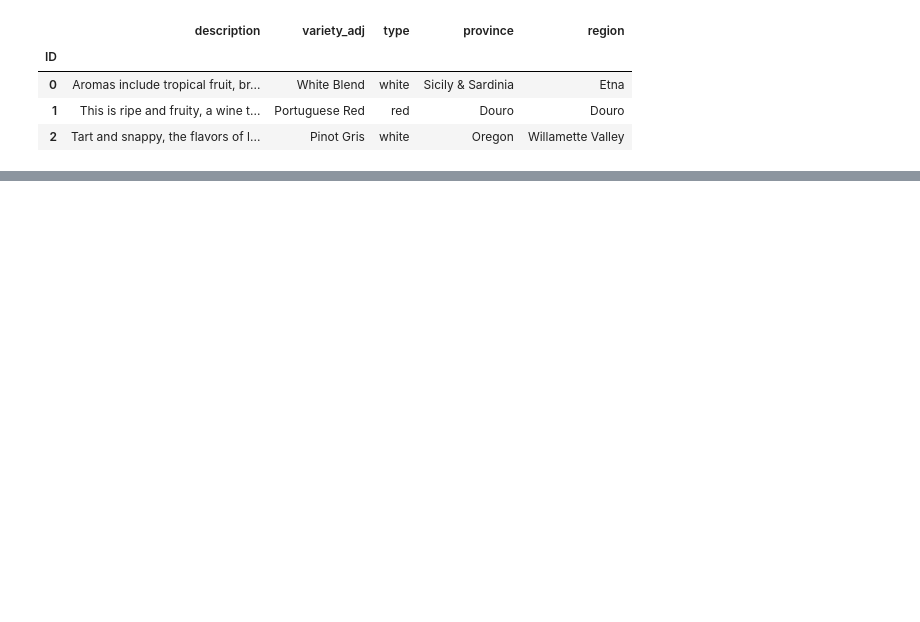
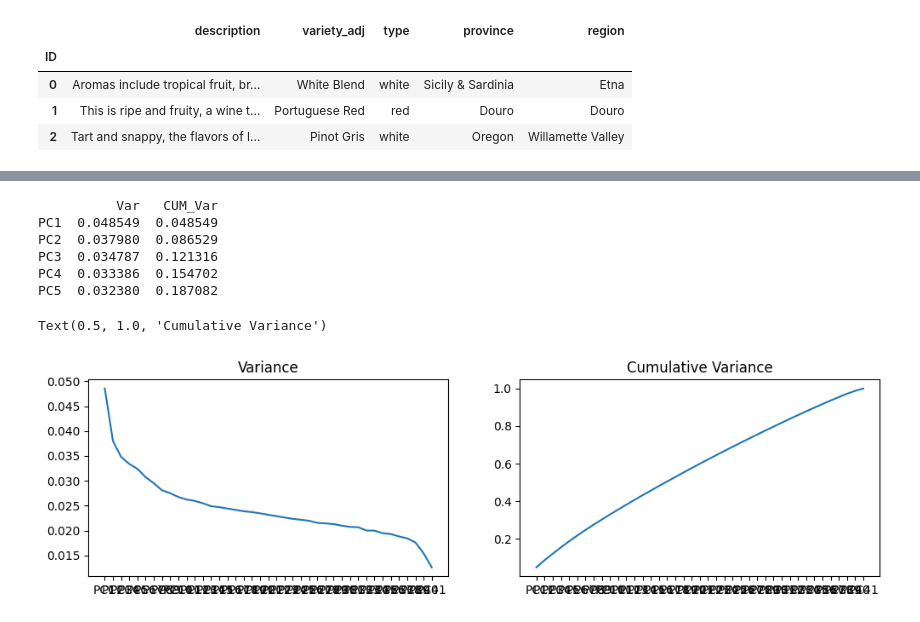
Before and after one commit to fmdalcin/WineGen_old, a Jupyter notebook: notebooks/NLP_WineDescription.ipynb, the cells around one changed output, grey strips where cells are left out. Drawn from its saved outputs; the diff is of its cells as text; code cells hidden in the pictures; blank space fills up the shorter version.

```diff
--- a/notebooks/NLP_WineDescription.ipynb
+++ b/notebooks/NLP_WineDescription.ipynb
@@ -196,0 +638,6 @@ y = df['type']
+# %%
+pca = PCA()
+pca.fit(pca_tokens_white)
+pca_tokens_white = pca.transform(pca_tokens_white)
+pca_tokens_white = pd.DataFrame(pca_tokens_white, columns=[f'PC{i}' for i in range(1, tfidf_tokens_white.shape[1]+1)])
+pca_tokens_white.tail(3)
@@ -196,0 +650,26 @@ y = df['type']
+# %%
+var_expl = pca.explained_variance_ratio_
+cum_var_expl = []
+var = 0
+for pc in var_expl:
+    var = var + pc
+    cum_var_expl.append(var)
+#print(cum_var_expl)
+pca_var = {'Var': list(var_expl), 'CUM_Var': cum_var_expl}
+pca_var = pd.DataFrame(pca_var).set_index(pca_tokens_white.columns)
+print(pca_var.head())
+
+fig, (ax1, ax2) = plt.subplots(1, 2, figsize=(12, 3))
+ax1.plot(pca_var['Var'])
+ax1.set_title('Variance')
+ax2.plot(pca_var['CUM_Var'])
+ax2.set_title('Cumulative Variance')
+# %% [output]
+          Var   CUM_Var
+PC1  0.048549  0.048549
+PC2  0.037980  0.086529
+PC3  0.034787  0.121316
+PC4  0.033386  0.154702
+PC5  0.032380  0.187082
+Text(0.5, 1.0, 'Cumulative Variance')
+[figure, added]
```
Also changed, not shown: parts of 78 cells of this notebook.
